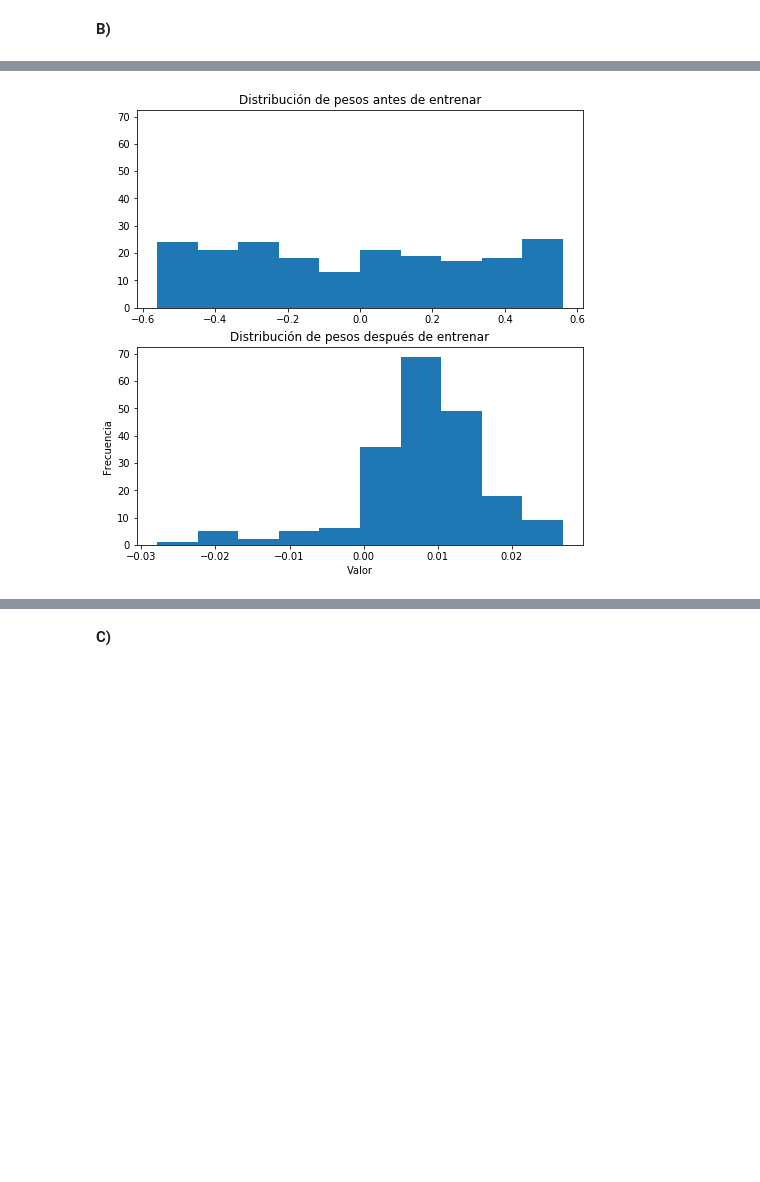
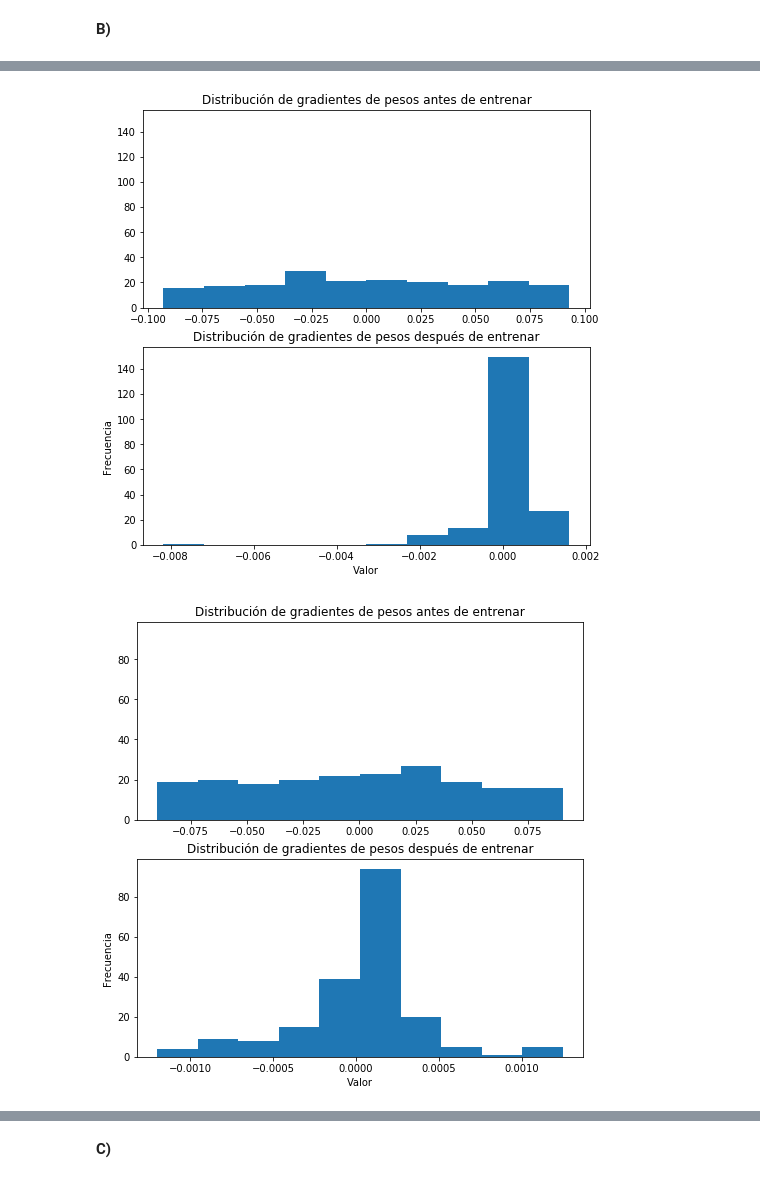
Before and after one commit to Caimapo/ANN, a Jupyter notebook: Tarea 1/Parte2.ipynb, the cells around one changed output, grey strips where cells are left out. Cells and saved outputs as stored; diff of their text form; code cells hidden in the pictures; blank space fills up the shorter version.

```diff
--- a/Tarea 1/Parte2.ipynb
+++ b/Tarea 1/Parte2.ipynb
@@ -65,16 +62,17 @@ K.tensorflow_backend._get_available_gpus()
 model = Sequential()
 model.add(Dense(200, input_dim=X_train_scaled.shape[1], kernel_initializer="uniform"))
 model.add(Activation('sigmoid'))
-model.add(Dense(1,init = 'uniform'))
+model.add(Dense(1,kernel_initializer = 'uniform'))
 model.add(Activation('linear'))
 
 sgd = SGD(lr = 0.01)
-model.compile(optimizer = sgd, loss='mean_squared_error')
+model.compile(optimizer = sgd, loss='mean_squared_error',metrics=['accuracy'])
 
 model_before = keras.models.clone_model(model)
-with tf.device('/cpu:0'):
+with tf.device('/gpu:0'):
     history = model.fit(pd.DataFrame(X_train_scaled).as_matrix(), pd.DataFrame(y_train_scaled).as_matrix(), epochs = 300,
                 verbose=1, validation_data=(pd.DataFrame(X_test_scaled).as_matrix(), pd.DataFrame(y_test_scaled).as_matrix()))
+SVG(model_to_dot(model).create(prog='dot', format='svg'))
 # %% [output]
 Train on 379 samples, validate on 127 samples
 Epoch 1/300
@@ -102,13 +101,13 @@ gradients = K.gradients(loss1, listOfVariableTensors)
 sess1 = K.get_session()
 evaluated_gradients = sess1.run(gradients,feed_dict={model.input:X_train_scaled.as_matrix()})
 
+#evaluated_gradients = [gradient/len(y_train_scaled) for gradient in evaluated_gradients]
+pd.DataFrame(evaluated_gradients[0]).head()
+#obtener pesos antes del entrenamiento
+#loss_before = keras.losses.mean_squared_error(model_before.output,y_train_scaled)
+#listOfVariableTensors_before = model_before.trainable_weights
 
-evaluated_gradients = [gradient/len(y_train_scaled) for gradient in evaluated_gradients]
-#obtener pesos antes del entrenamiento
-loss_before = keras.losses.mean_squared_error(model_before.output,y_train_scaled)
-listOfVariableTensors_before = model_before.trainable_weights
-
-gradients_before = K.gradients(loss_before, listOfVariableTensors_before)
-sess_before = K.get_session()
-evaluated_gradients_before = sess_before.run(gradients_before,feed_dict={model_before.input:X_train_scaled.as_matrix()})
-evaluated_gradients_before = [gradient/len(y_train_scaled) for gradient in evaluated_gradients_before]
+#gradients_before = K.gradients(loss_before, listOfVariableTensors_before)
+#sess_before = K.get_session()
+#evaluated_gradients_before = sess_before.run(gradients_before,feed_dict={model_before.input:X_train_scaled.as_matrix()})
+#evaluated_gradients_before = [gradient/len(y_train_scaled) for gradient in evaluated_gradients_before]
@@ -137,8 +167,8 @@ def plot_weight_before_and_after(evaluated_gradients_before,evaluated_gradients_
     plt.close('all')
     f, axarr = plt.subplots(2, sharey=True,figsize=(8,8))
 
-    axarr[0].set_title('Distribución de pesos antes de entrenar')
-    axarr[1].set_title('Distribución de pesos después de entrenar')
+    axarr[0].set_title('Distribución de gradientes de pesos antes de entrenar')
+    axarr[1].set_title('Distribución de gradientes de pesos después de entrenar')
 
     axarr[0].hist(evaluated_gradients_before)
     axarr[1].hist(evaluated_gradients_after)
@@ -150,11 +184,18 @@ def plot_weight_before_and_after(evaluated_gradients_before,evaluated_gradients_
 # %%
 #plt.hist(evaluated_gradients1[1])
 #plt.hist(evaluated_gradients2[1])
 #plt.title("Histograma despues de entrenar 300 epochs")
 #plt.xlabel("Value")
 #plt.ylabel("Frequency")
 #plt.legend(['Despues', 'Antes'], loc='upper left')
-evaluated_gradients_before, evaluated_gradients = tensor_of_gradients(model_before,model)
+#evaluated_gradients_before, evaluated_gradients = tensor_of_gradients(model_before,model)
+#print(len(evaluated_gradients_before[0][0]))
+#pesos conectados a la primera neurona
+plot_weight_before_and_after(evaluated_gradients_before[0][0], evaluated_gradients[0][0])
+plot_weight_before_and_after(evaluated_gradients_before[0][1], evaluated_gradients[0][1])
+### Pesos de cada capa
+plot_weight_before_and_after(evaluated_gradients_before[0].flatten(), evaluated_gradients[0].flatten())
 plot_weight_before_and_after(evaluated_gradients_before[1], evaluated_gradients[1])
 # %% [output]
-[figure, old version]
+[figure, new version]
+[figure, added]
```
Also changed, not shown: parts of 37 cells of this notebook, 1 other file.
